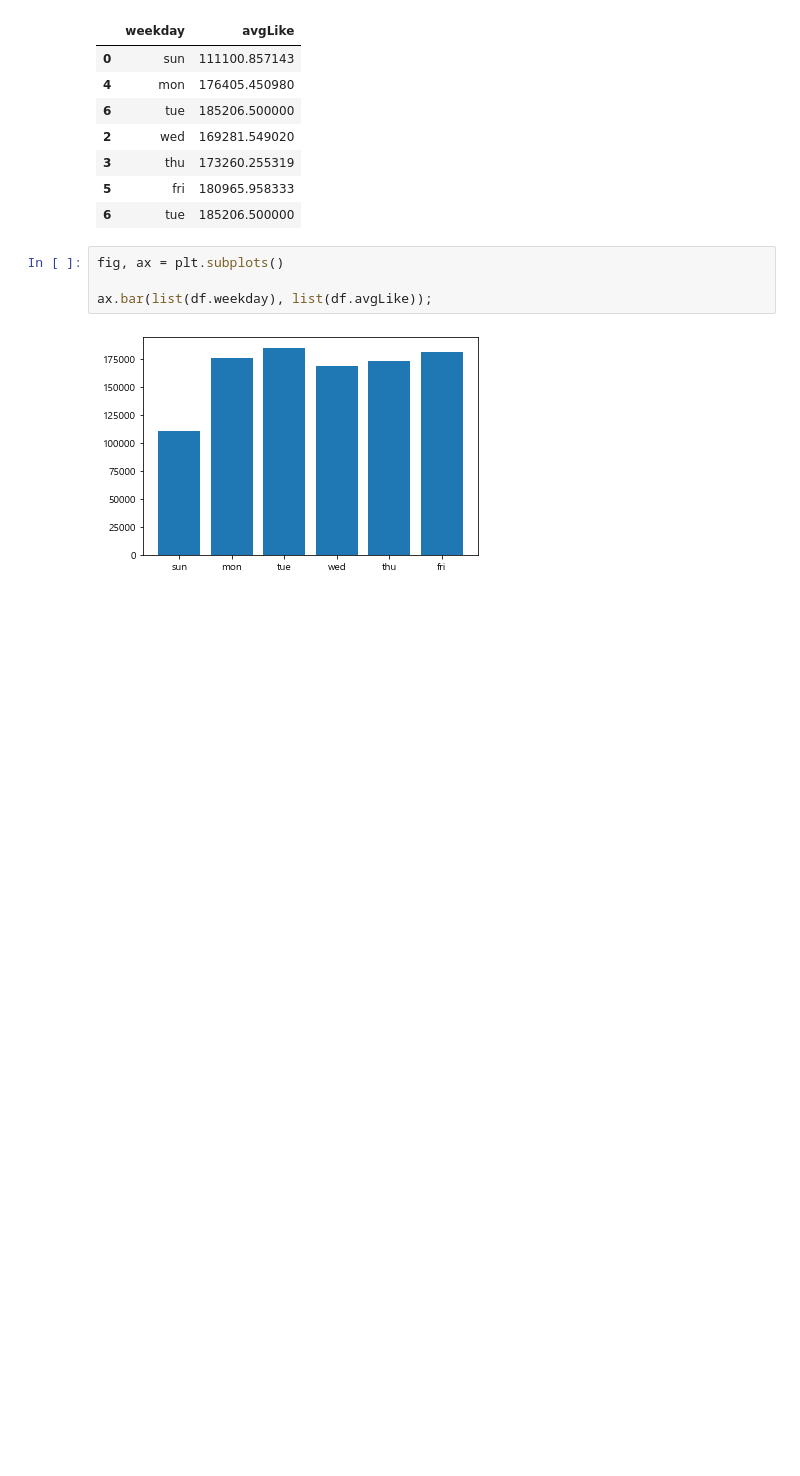
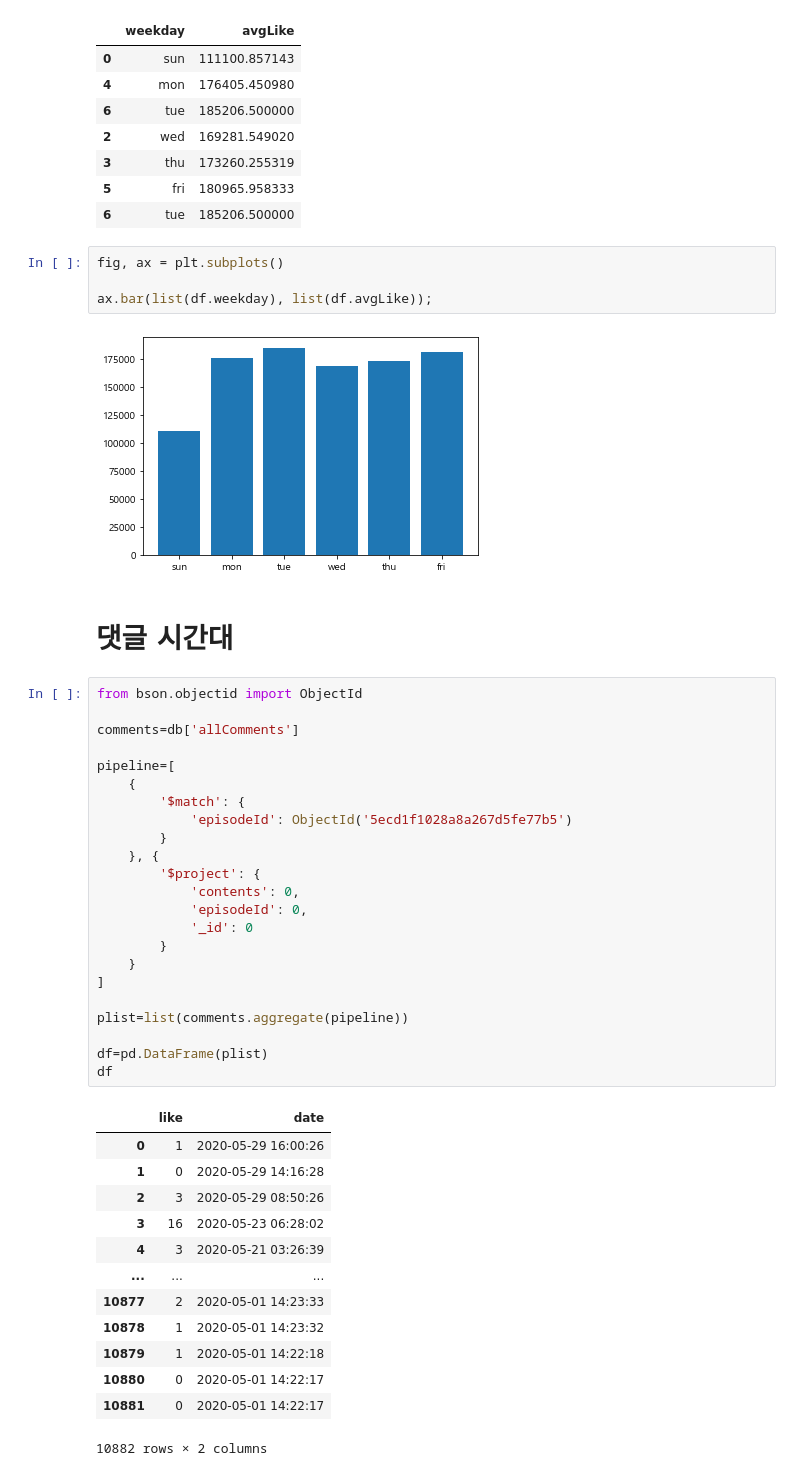
Before and after one commit to 9JIMIN/comic, a Jupyter notebook: collection.ipynb, the cells around one changed output. Cells and saved outputs as stored; diff of their text form; blank space fills up the shorter version.

```diff
--- a/collection.ipynb
+++ b/collection.ipynb
@@ -638,3 +638,42 @@ fig, ax = plt.subplots()
 ax.bar(list(df.weekday), list(df.avgLike));
 # %% [output]
 [figure]
+# %% [markdown]
+# 댓글 시간대
+# %%
+from bson.objectid import ObjectId
+
+comments=db['allComments']
+
+pipeline=[
+    {
+        '$match': {
+            'episodeId': ObjectId('5ecd1f1028a8a267d5fe77b5')
+        }
+    }, {
+        '$project': {
+            'contents': 0,
+            'episodeId': 0,
+            '_id': 0
+        }
+    }
+]
+
+plist=list(comments.aggregate(pipeline))
+
+df=pd.DataFrame(plist)
+df
+# %% [output]
+|  | like | date |
+| 0 | 1 | 2020-05-29 16:00:26 |
+| 1 | 0 | 2020-05-29 14:16:28 |
+| 2 | 3 | 2020-05-29 08:50:26 |
+| 3 | 16 | 2020-05-23 06:28:02 |
+| 4 | 3 | 2020-05-21 03:26:39 |
+| ... | ... | ... |
+| 10877 | 2 | 2020-05-01 14:23:33 |
+| 10878 | 1 | 2020-05-01 14:23:32 |
+| 10879 | 1 | 2020-05-01 14:22:18 |
+| 10880 | 0 | 2020-05-01 14:22:17 |
+| 10881 | 0 | 2020-05-01 14:22:17 |
+10882 rows × 2 columns
```
Also changed, not shown: parts of 9 cells of this notebook.
